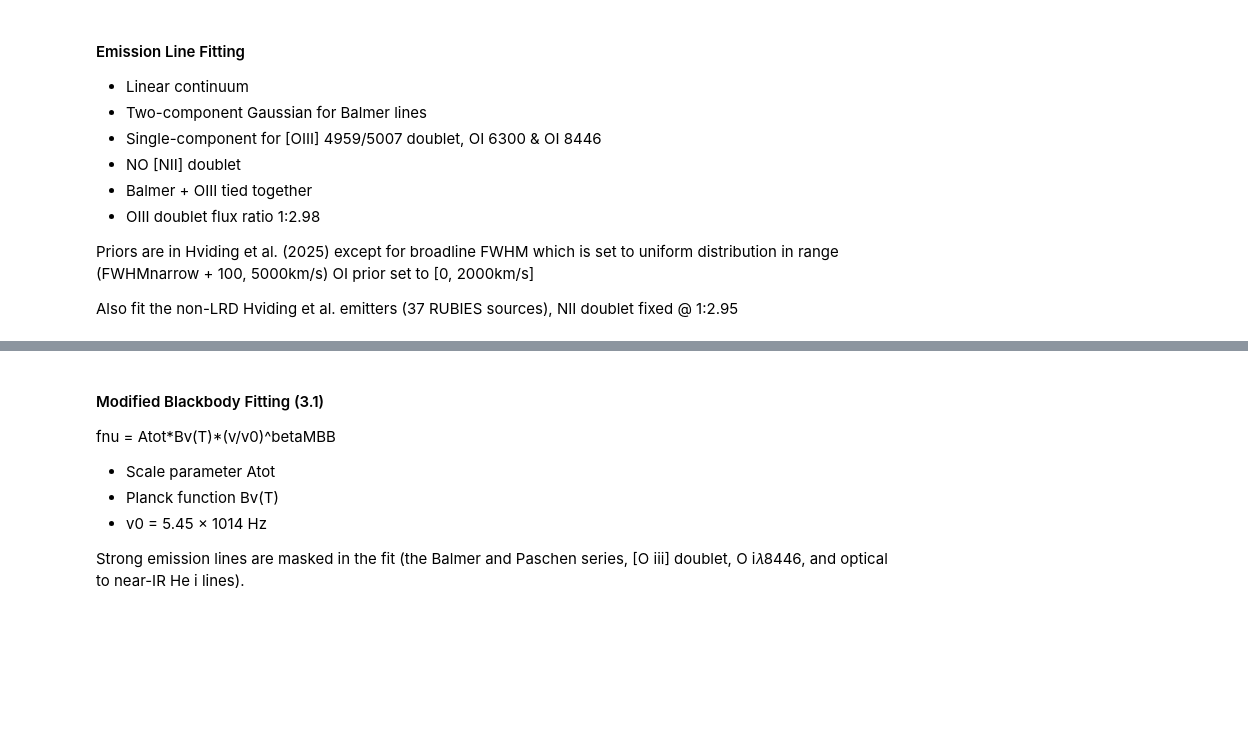
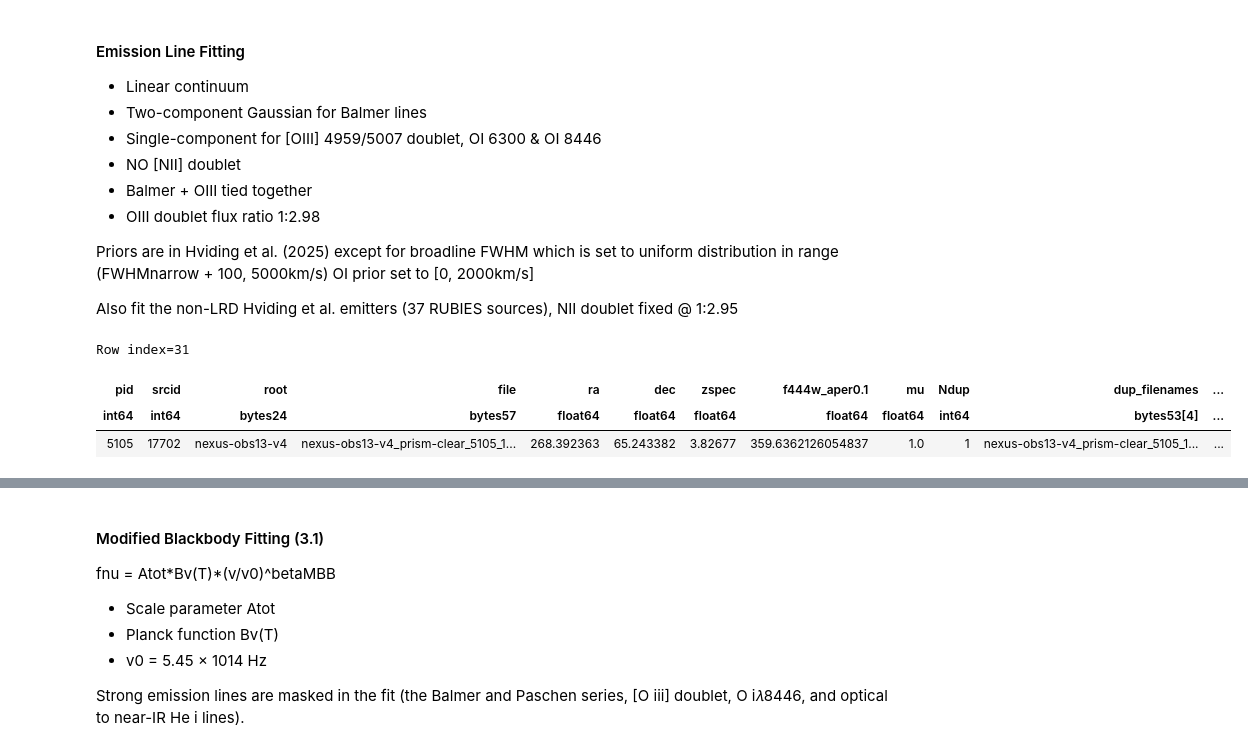
Before and after one commit to sfremy/my-eazy-jwst, a Jupyter notebook: scripts/lrd_replication.ipynb, the cells around one changed output, grey strips where cells are left out. Saved outputs shown, nothing was run; the diff lists cells and outputs as text; code cells hidden in the pictures; blank space fills up the shorter version.

```diff
--- a/scripts/lrd_replication.ipynb
+++ b/scripts/lrd_replication.ipynb
@@ -237 +322,9 @@ def joint_emission_lines(lam_rest, flux, flux_err):
     numpyro.sample("obs", dist.Normal(loc=mu, scale=flux_err), obs=flux)
+# %%
+source = blackbody_sources[np.argmin(np.abs(2898 / blackbody_sources['peak_wave'][:, 2] - blackbody_sources['temp']))]
+SOURCE_REDSHIFT =
+# %% [output]
+Row index=31
+| pid | srcid | root | file | ra | dec | zspec | f444w_aper0.1 | mu | Ndup | dup_filenames | ... |
+| int64 | int64 | bytes24 | bytes57 | float64 | float64 | float64 | float64 | float64 | int64 | bytes53[4] | ... |
+| 5105 | 17702 | nexus-obs13-v4 | nexus-obs13-v4_prism-clear_5105_1... | 268.392363 | 65.243382 | 3.82677 | 359.6362126054837 | 1.0 | 1 | nexus-obs13-v4_prism-clear_5105_1... | ... |
```
Also changed, not shown: parts of 8 cells of this notebook.
